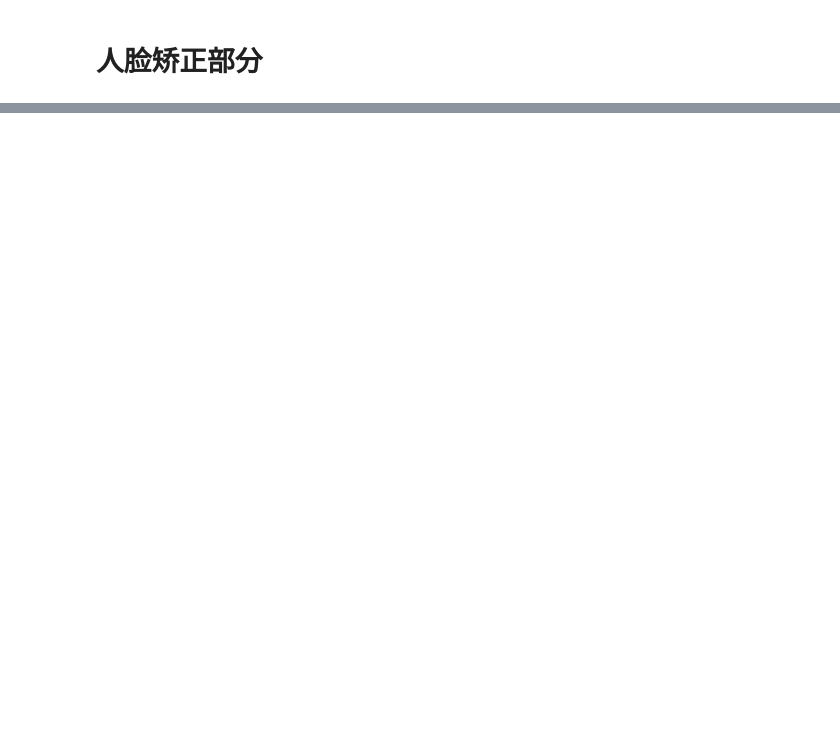
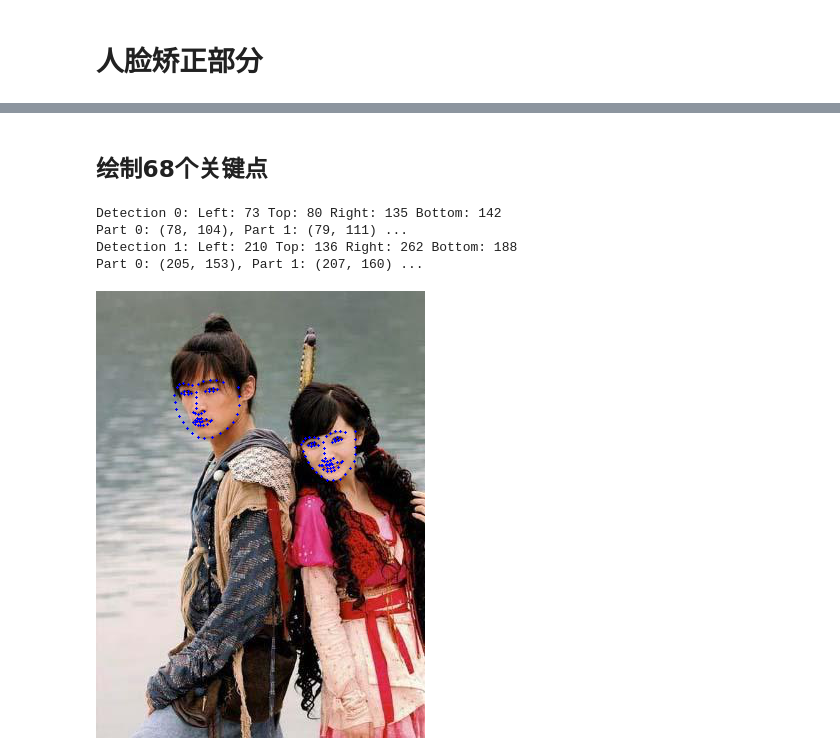
Before and after one commit to beausoft/mtcnn-pytorch, a Jupyter notebook: dlib.ipynb, the cells around one changed output, grey strips where cells are left out. Cells and saved outputs as stored; diff of their text form; code cells hidden in the pictures; blank space fills up the shorter version.

```diff
--- a/dlib.ipynb
+++ b/dlib.ipynb
@@ -42,0 +81,16 @@ predictor_landmark_68 = dlib.shape_predictor('dlib_dat/shape_predictor_68_face_l
+# %% [markdown]
+## 绘制68个关键点
+# %%
+landmark_68_img = img
+for k, det in enumerate(dets):
+    print("Detection {}: Left: {} Top: {} Right: {} Bottom: {}".format(k, det.left(), det.top(), det.right(), det.bottom()))
+    shape = predictor_landmark_68(np.asarray(landmark_68_img, dtype=np.uint8), det)
+    print("Part 0: {}, Part 1: {} ...".format(shape.part(0), shape.part(1)))
+    landmark_68_img = draw_landmark(landmark_68_img, shape, 1)
+landmark_68_img
+# %% [output]
+Detection 0: Left: 73 Top: 80 Right: 135 Bottom: 142
+Part 0: (78, 104), Part 1: (79, 111) ...
+Detection 1: Left: 210 Top: 136 Right: 262 Bottom: 188
+Part 0: (205, 153), Part 1: (207, 160) ...
+[figure, added]
```
Also changed, not shown: parts of 18 cells of this notebook.
